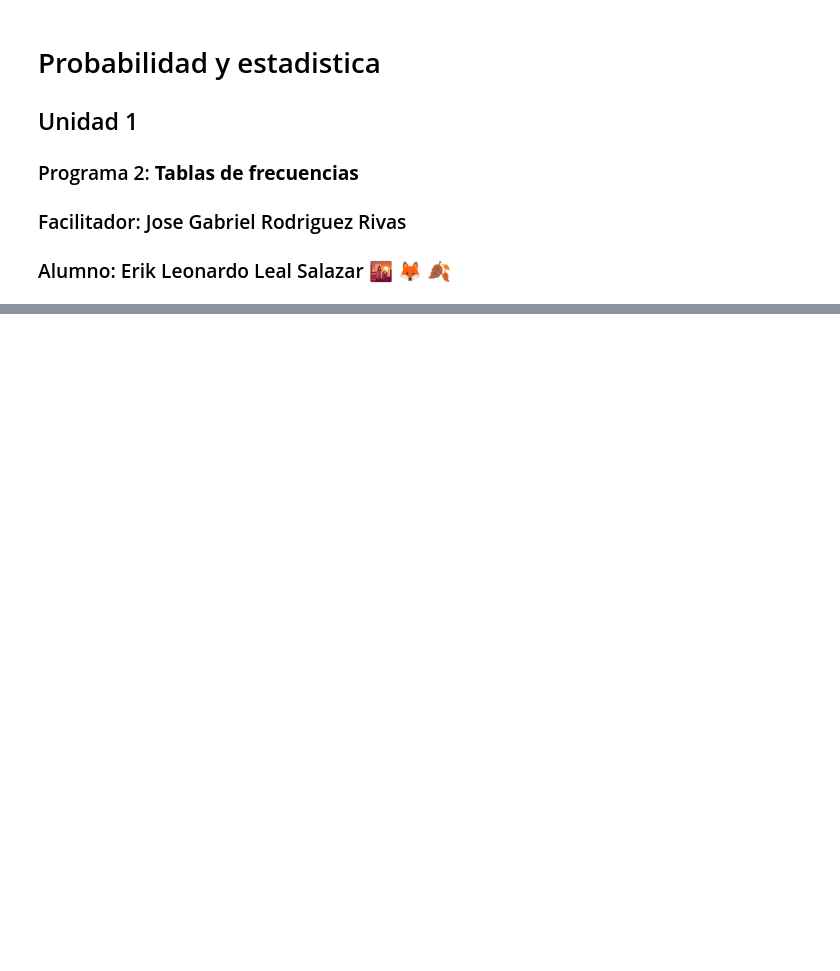
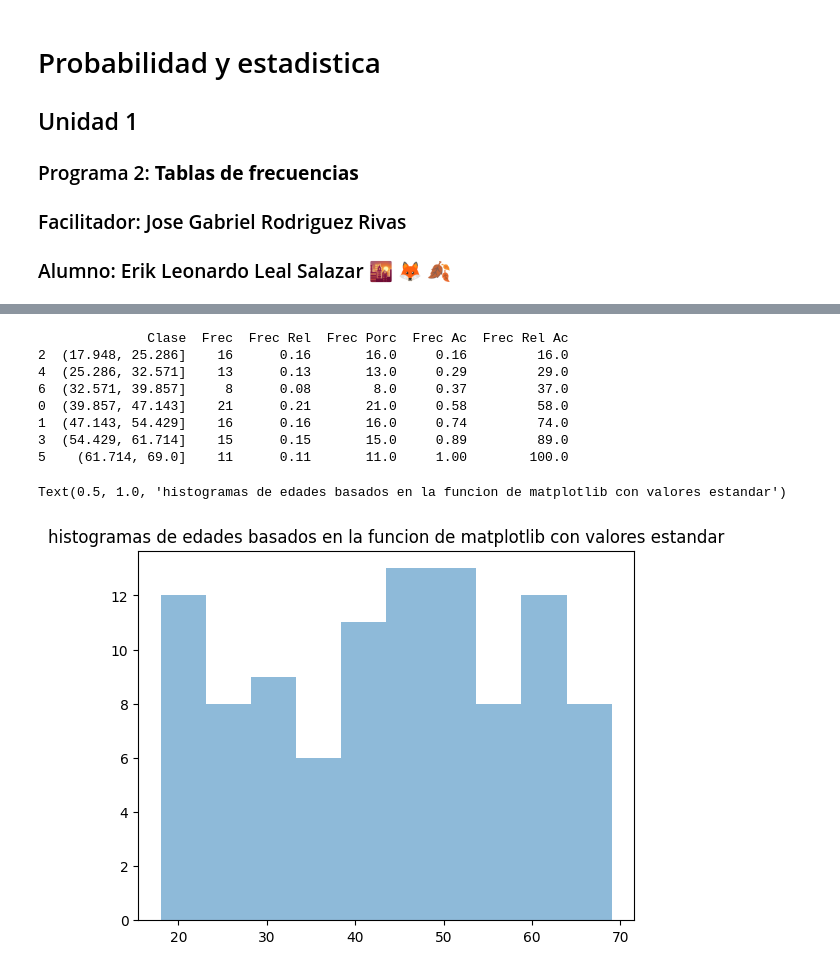
Before and after one commit to Leonardo-Leal-Salazar/Probabilidad1, a Jupyter notebook: Unidad1/PRO_U1_Practica3.ipynb, the cells around one changed output, grey strips where cells are left out. Cells and saved outputs as stored; diff of their text form; code cells hidden in the pictures; blank space fills up the shorter version.

```diff
--- a/Unidad1/PRO_U1_Practica3.ipynb
+++ b/Unidad1/PRO_U1_Practica3.ipynb
@@ -153,0 +152,5 @@ print(("Valor de n = ", n, "\nNumero de intervalos = ", K))
+# %%
+# Crear la tabla de frecuencia
+tabla_frecuencia = pd.cut( df['Edad'], bins=K, include_lowest=True).value_counts().reset_index()
+tabla_frecuencia.columns = ['Clase', 'Frec']
+tabla_frecuencia
@@ -153,0 +166,4 @@ print(("Valor de n = ", n, "\nNumero de intervalos = ", K))
+# %%
+# Ordenar la tabla de frecuencia por el intervalo
+tabla_frecuencia = tabla_frecuencia.sort_values(by='Clase')
+tabla_frecuencia
@@ -153,0 +179,23 @@ print(("Valor de n = ", n, "\nNumero de intervalos = ", K))
+# %%
+# Generar columnas siguientes
+import matplotlib.pyplot as plt
+tabla_frecuencia['Frec Rel'] = tabla_frecuencia['Frec']/n
+tabla_frecuencia['Frec Porc'] = tabla_frecuencia['Frec']/n * 100
+tabla_frecuencia['Frec Ac'] = tabla_frecuencia['Frec Rel'].cumsum()
+tabla_frecuencia['Frec Rel Ac'] = tabla_frecuencia['Frec Porc'].cumsum()
+
+# Mostrar la tabla de frecuencia
+print(tabla_frecuencia)
+plt.hist(edades,alpha=0.5)
+plt.title("histogramas de edades basados en la funcion de matplotlib con valores estandar")
+# %% [output]
+              Clase  Frec  Frec Rel  Frec Porc  Frec Ac  Frec Rel Ac
+2  (17.948, 25.286]    16      0.16       16.0     0.16         16.0
+4  (25.286, 32.571]    13      0.13       13.0     0.29         29.0
+6  (32.571, 39.857]     8      0.08        8.0     0.37         37.0
+0  (39.857, 47.143]    21      0.21       21.0     0.58         58.0
+1  (47.143, 54.429]    16      0.16       16.0     0.74         74.0
+3  (54.429, 61.714]    15      0.15       15.0     0.89         89.0
+5    (61.714, 69.0]    11      0.11       11.0     1.00        100.0
+Text(0.5, 1.0, 'histogramas de edades basados en la funcion de matplotlib con valores estandar')
+[figure, added]
```
Also changed, not shown: parts of 12 cells of this notebook.
